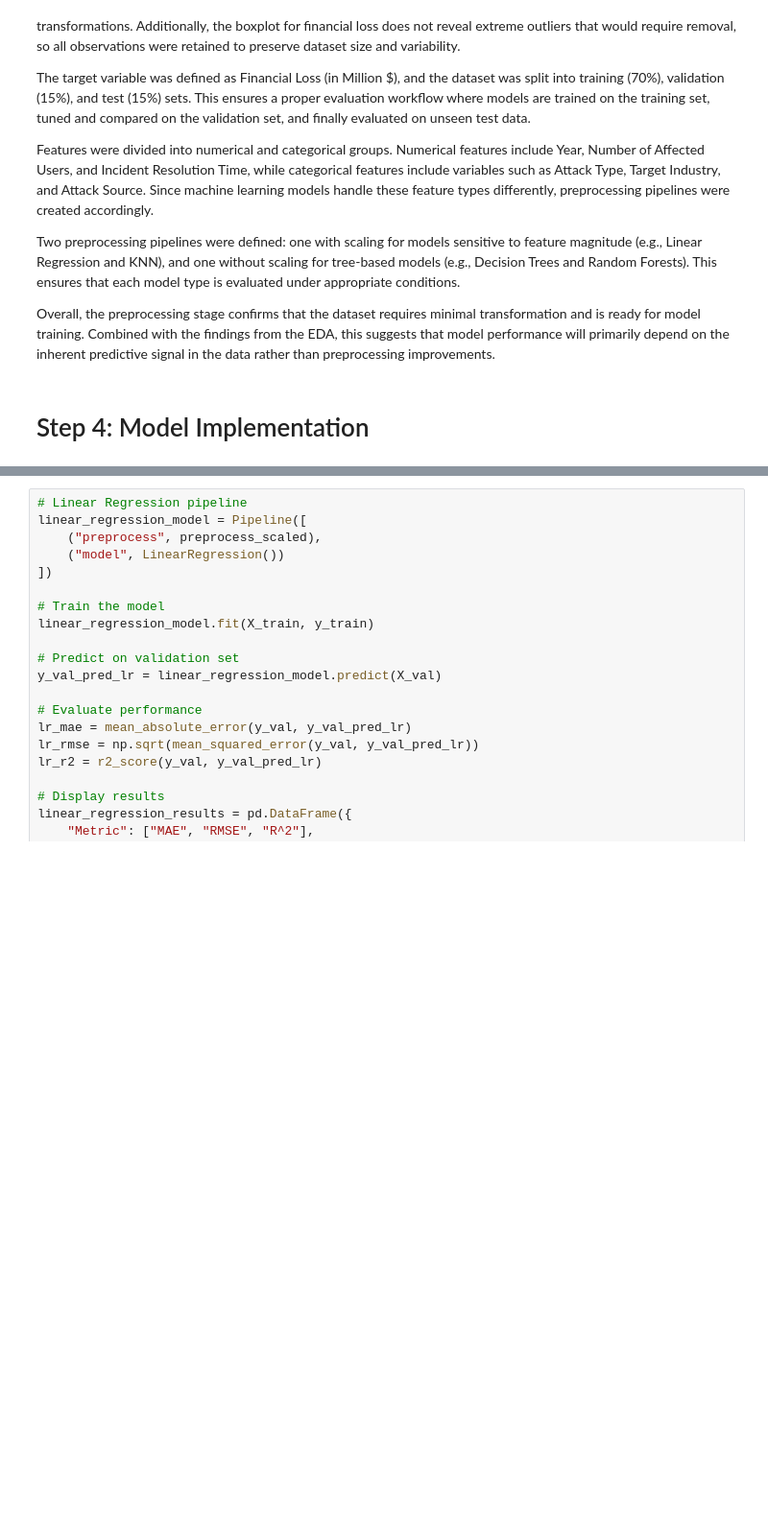
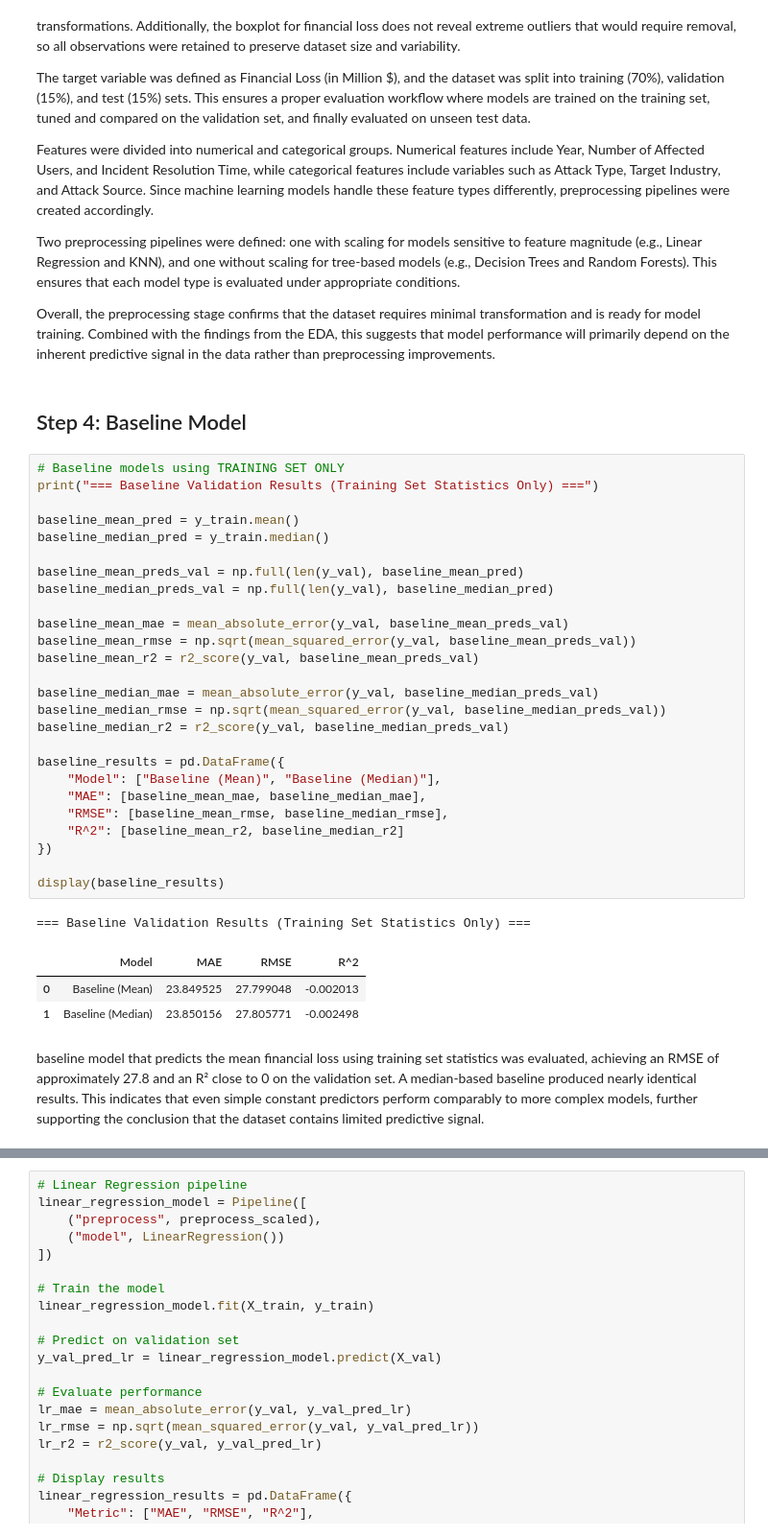
Before and after one commit to gracenev/DS300Project, a Jupyter notebook: DS300_Project.ipynb, the cells around one changed output, grey strips where cells are left out. Shown at 96% size. Saved outputs shown, nothing was run; the diff lists cells and outputs as text; blank space fills up the shorter version.

```diff
--- a/DS300_Project.ipynb
+++ b/DS300_Project.ipynb
@@ -498,4 +484,37 @@ Two preprocessing pipelines were defined: one with scaling for models sensitive
 
 Overall, the preprocessing stage confirms that the dataset requires minimal transformation and is ready for model training. Combined with the findings from the EDA, this suggests that model performance will primarily depend on the inherent predictive signal in the data rather than preprocessing improvements.
 # %% [markdown]
-# Step 4: Model Implementation
+## Step 4: Baseline Model
+# %%
+# Baseline models using TRAINING SET ONLY
+print("=== Baseline Validation Results (Training Set Statistics Only) ===")
+
+baseline_mean_pred = y_train.mean()
+baseline_median_pred = y_train.median()
+
+baseline_mean_preds_val = np.full(len(y_val), baseline_mean_pred)
+baseline_median_preds_val = np.full(len(y_val), baseline_median_pred)
+
+baseline_mean_mae = mean_absolute_error(y_val, baseline_mean_preds_val)
+baseline_mean_rmse = np.sqrt(mean_squared_error(y_val, baseline_mean_preds_val))
+baseline_mean_r2 = r2_score(y_val, baseline_mean_preds_val)
+
+baseline_median_mae = mean_absolute_error(y_val, baseline_median_preds_val)
+baseline_median_rmse = np.sqrt(mean_squared_error(y_val, baseline_median_preds_val))
+baseline_median_r2 = r2_score(y_val, baseline_median_preds_val)
+
+baseline_results = pd.DataFrame({
+    "Model": ["Baseline (Mean)", "Baseline (Median)"],
+    "MAE": [baseline_mean_mae, baseline_median_mae],
+    "RMSE": [baseline_mean_rmse, baseline_median_rmse],
+    "R^2": [baseline_mean_r2, baseline_median_r2]
+})
+
+display(baseline_results)
+# %% [output]
+=== Baseline Validation Results (Training Set Statistics Only) ===
+|  | Model | MAE | RMSE | R^2 |
+| 0 | Baseline (Mean) | 23.849525 | 27.799048 | -0.002013 |
+| 1 | Baseline (Median) | 23.850156 | 27.805771 | -0.002498 |
+# %% [markdown]
+baseline model that predicts the mean financial loss using training set statistics was evaluated, achieving an RMSE of approximately 27.8 and an R² close to 0 on the validation set. A median-based baseline produced nearly identical results. This indicates that even simple constant predictors perform comparably to more complex models, further supporting the conclusion that the dataset contains limited predictive signal.
```
Also changed, not shown: parts of 19 cells of this notebook.
